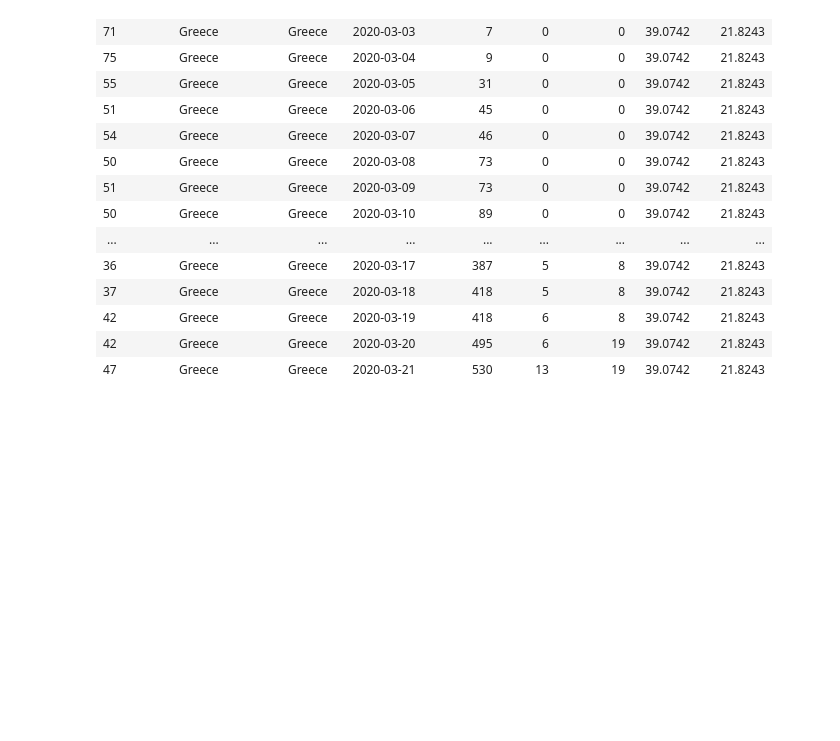
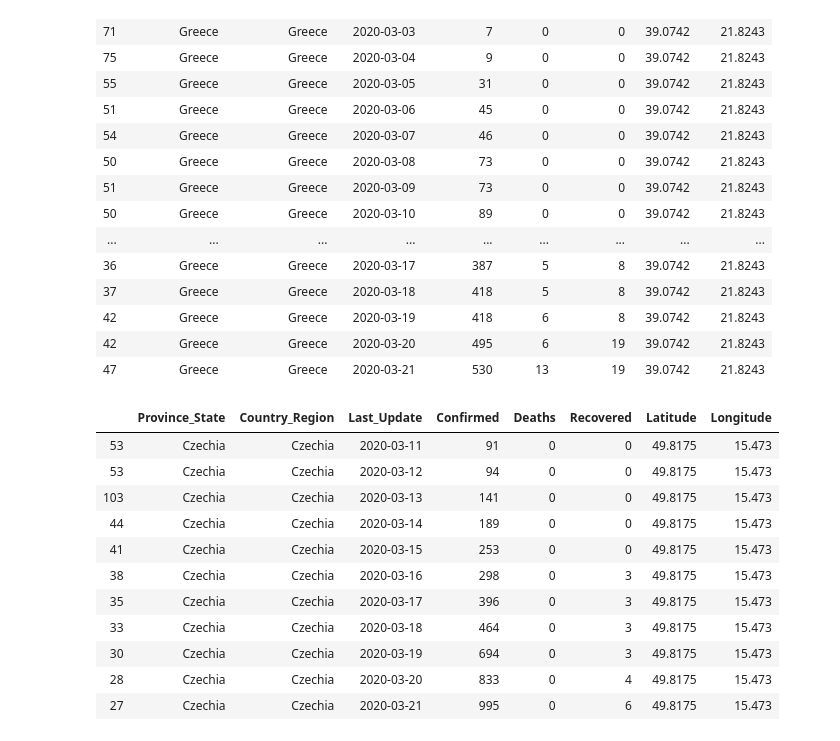
Before and after one commit to whysoq520/covid-19-Analysis, a Jupyter notebook: combine2.ipynb, the cells around one changed output. Saved outputs shown, nothing was run; the diff lists cells and outputs as text; code cells hidden in the pictures; blank space fills up the shorter version.

```diff
--- a/combine2.ipynb
+++ b/combine2.ipynb
@@ -769,3 +769,19 @@ df[df['Country_Region']=='Greece']
 | 42 | Greece | Greece | 2020-03-19 | 418 | 6 | 8 | 39.0742 | 21.8243 |
 | 42 | Greece | Greece | 2020-03-20 | 495 | 6 | 19 | 39.0742 | 21.8243 |
 | 47 | Greece | Greece | 2020-03-21 | 530 | 13 | 19 | 39.0742 | 21.8243 |
+# %%
+df.loc[df.Country_Region == 'Czechia', "Province_State"] = 'Czechia'
+df[df['Country_Region']=='Czechia']
+# %% [output]
+|  | Province_State | Country_Region | Last_Update | Confirmed | Deaths | Recovered | Latitude | Longitude |
+| 53 | Czechia | Czechia | 2020-03-11 | 91 | 0 | 0 | 49.8175 | 15.473 |
+| 53 | Czechia | Czechia | 2020-03-12 | 94 | 0 | 0 | 49.8175 | 15.473 |
+| 103 | Czechia | Czechia | 2020-03-13 | 141 | 0 | 0 | 49.8175 | 15.473 |
+| 44 | Czechia | Czechia | 2020-03-14 | 189 | 0 | 0 | 49.8175 | 15.473 |
+| 41 | Czechia | Czechia | 2020-03-15 | 253 | 0 | 0 | 49.8175 | 15.473 |
+| 38 | Czechia | Czechia | 2020-03-16 | 298 | 0 | 3 | 49.8175 | 15.473 |
+| 35 | Czechia | Czechia | 2020-03-17 | 396 | 0 | 3 | 49.8175 | 15.473 |
+| 33 | Czechia | Czechia | 2020-03-18 | 464 | 0 | 3 | 49.8175 | 15.473 |
+| 30 | Czechia | Czechia | 2020-03-19 | 694 | 0 | 3 | 49.8175 | 15.473 |
+| 28 | Czechia | Czechia | 2020-03-20 | 833 | 0 | 4 | 49.8175 | 15.473 |
+| 27 | Czechia | Czechia | 2020-03-21 | 995 | 0 | 6 | 49.8175 | 15.473 |
```
Also changed, not shown: parts of 5 cells of this notebook.
